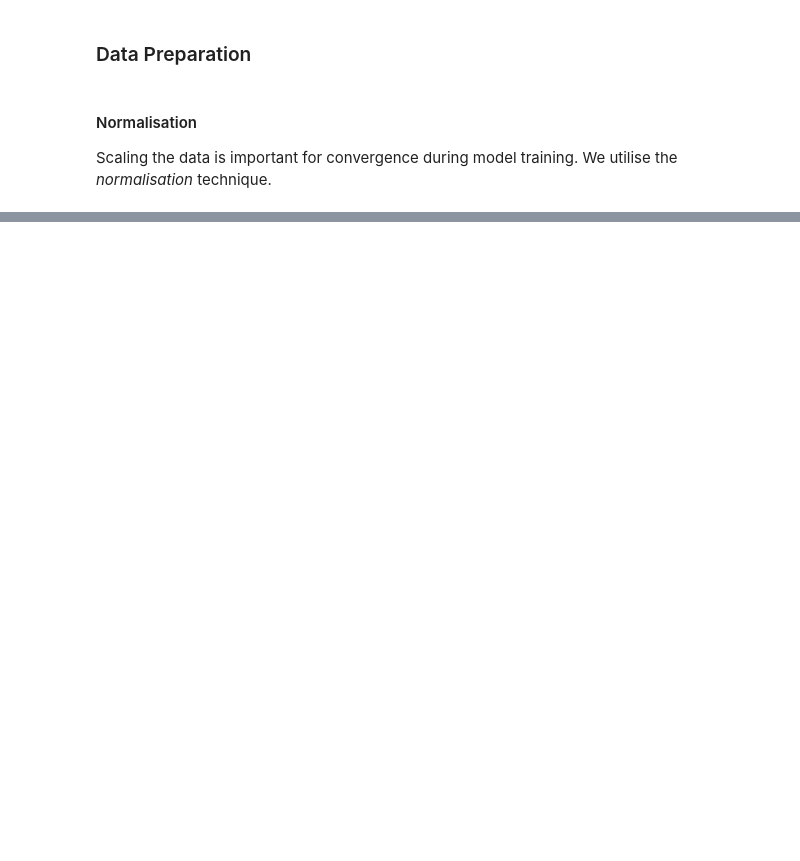
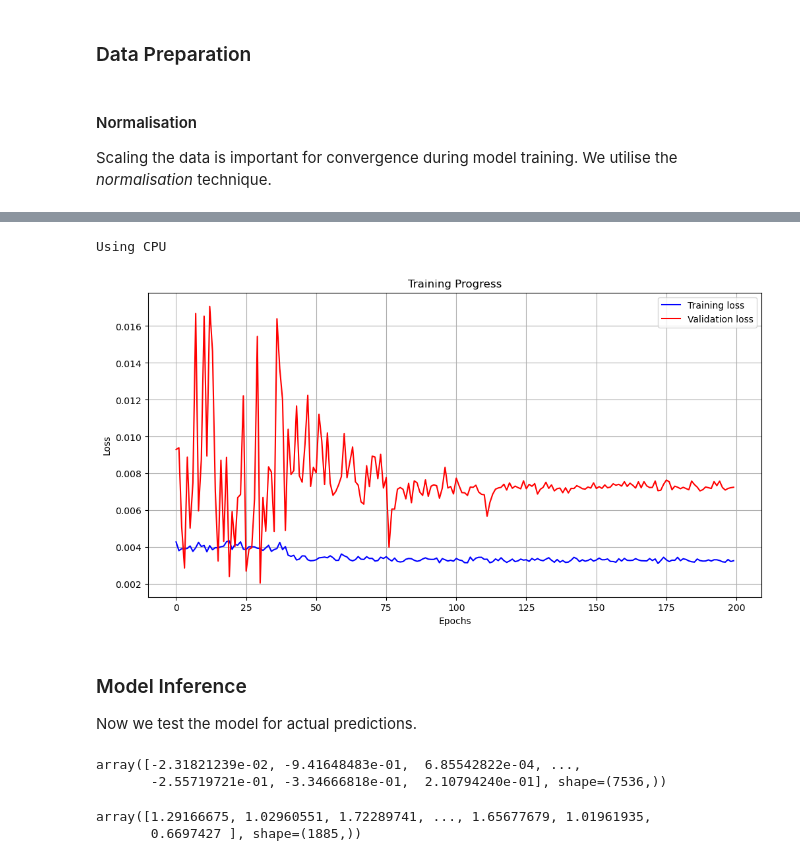
Before and after one commit to paulruesing/hybrid-rl-index-trading, a Jupyter notebook: notebooks/predictor_dev.ipynb, the cells around one changed output, grey strips where cells are left out. Drawn from its saved outputs; the diff is of its cells as text; code cells hidden in the pictures; blank space fills up the shorter version.

```diff
--- a/notebooks/predictor_dev.ipynb
+++ b/notebooks/predictor_dev.ipynb
@@ -178,0 +308,73 @@ Y_val
+# %%
+# model parameters:
+model_input_size = 1
+hidden_lstm_layer_size = 32
+num_lstm_layers = 2
+dropout = 0.2  # regularizer to prevent overfitting
+use_mps_if_available = False  # in this case the CPU has often been faster than MPS
+
+if torch.cuda.is_available():
+    device = torch.device('cuda')  # if ROCm is installed and AMD hardware is supported by such then 'cuda' also refers to AMD GPU acceleration. This however is not possible on mac
+    print("Using GPU:", torch.cuda.get_device_name(torch.cuda.current_device()))
+elif torch.backends.mps.is_available() and use_mps_if_available:
+    device = torch.device('mps')
+    print("Using GPU through Metal Performance Shaders (MPS) backend")
+else:
+    device = torch.device('cpu')
+    print("Using CPU")
+# %% [output]
+Using CPU
+# %%
+model = LSTMModel(input_size=model_input_size, hidden_layer_size=hidden_lstm_layer_size, num_layers=num_lstm_layers, output_size=1, dropout=dropout)
+# %%
+model = model.to(device)
+# %%
+# training parameters:
+loss_criterion = nn.MSELoss()
+scheduler_step_size = 40
+initial_learning_rate = 0.01
+# %%
+def run_training(model, n_epochs: int, dataloader_train, dataloader_val, scheduler_step_size: int = 40, initial_learning_rate: float = 0.01, device='cpu', loss_criterion=nn.MSELoss()):
+    # initialise optimiser and scheduler:
+    optimiser = optim.Adam(model.parameters(), lr=initial_learning_rate, betas=(0.9, 0.98), eps=1e-9)  # beta and eps are standard values derived from github
+    scheduler = optim.lr_scheduler.StepLR(optimiser, scheduler_step_size, gamma=0.1)
+
+    # training loop:
+    progress_bar = tqdm(range(n_epochs), desc=f'Training loss: - | Validation Loss: - | Learning rate: - | Training progress')
+    loss_train_history, loss_val_history = [], []
+    for _ in progress_bar:
+        loss_train, lr_train = model.fit(dataloader_train, optimiser=optimiser, scheduler=scheduler, device=device, loss_criterion=loss_criterion, is_training=True)
+        loss_val, _ = model.fit(dataloader_val, optimiser=optimiser, scheduler=scheduler, device=device, loss_criterion=loss_criterion, is_training=False)
+        scheduler.step()
+
+        loss_train_history.append(loss_train); loss_val_history.append(loss_val)
+        progress_bar.desc = f'Training loss: {loss_train} | Validation Loss: {loss_val} | Learning rate: {lr_train} | Training progress'
+
+    # result plot:
+    fig, ax = plt.subplots(figsize=(12,6))
+    ax.plot(range(n_epochs), loss_train_history, label='Training loss', color='blue')
+    ax.plot(range(n_epochs), loss_val_history, label='Validation loss', color='red')
+    ax.set_xlabel('Epochs')
+    ax.set_ylabel('Loss')
+    ax.grid(True)
+    ax.legend()
+    ax.set_title('Training Progress')
+# %%
+run_training(model, 200, dataloader_train, dataloader_val, scheduler_step_size, initial_learning_rate, device)
+# %% [output]
+[figure, added]
+# %% [markdown]
+### Model Inference
+Now we test the model for actual predictions.
+# %%
+train_predictions = model.predict(dataloader_train, device=device)
+train_predictions
+# %% [output]
+array([-2.31821239e-02, -9.41648483e-01,  6.85542822e-04, ...,
+       -2.55719721e-01, -3.34666818e-01,  2.10794240e-01], shape=(7536,))
+# %%
+val_predictions = model.predict(dataloader_val, device=device)
+val_predictions
+# %% [output]
+array([1.29166675, 1.02960551, 1.72289741, ..., 1.65677679, 1.01961935,
+       0.6697427 ], shape=(1885,))
```
Also changed, not shown: parts of 23 cells of this notebook.
